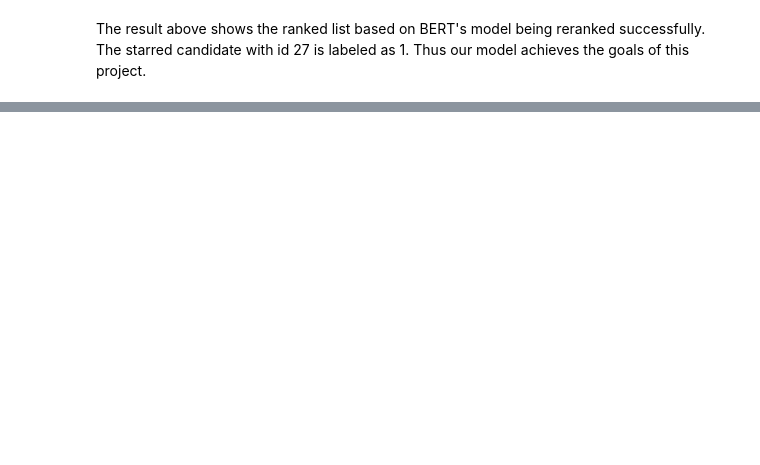
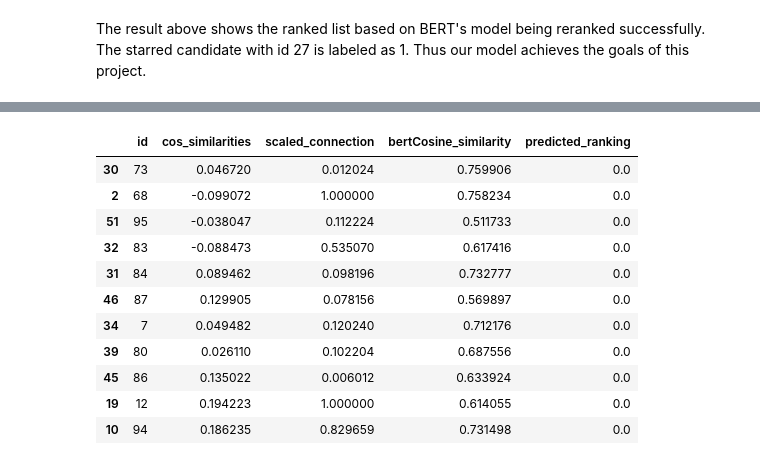
Before and after one commit to Wnjoki/PILyTQOJRh9c4klH, a Jupyter notebook: Potential_Talent.ipynb, the cells around one changed output, grey strips where cells are left out. Saved outputs shown, nothing was run; the diff lists cells and outputs as text; code cells hidden in the pictures; blank space fills up the shorter version.

```diff
--- a/Potential_Talent.ipynb
+++ b/Potential_Talent.ipynb
@@ -507,0 +588,4 @@ The result above shows  the ranked list based on BERT's model being reranked suc
+# %%
+#split the dataset
+X_train, X_test, y_train, y_test = train_test_split(X, y, test_size=0.2, random_state=1)
+X_train, X_val, y_train, y_val = train_test_split(X_train, y_train, test_size=0.2, random_state=1)
@@ -507,0 +606,4 @@ The result above shows  the ranked list based on BERT's model being reranked suc
+# %%
+query_train = [X_train.shape[0]]
+query_val = [X_val.shape[0]]
+query_test = [X_test.shape[0]]
@@ -507,0 +640,21 @@ The result above shows  the ranked list based on BERT's model being reranked suc
+# %%
+#create an instance
+gbm  = lgb.LGBMRanker(
+                    objective="lambdarank",
+                    boosting_type = "gbdt",
+                    n_estimators = 10,
+                    importance_type = "gain",
+                    metric= "ndcg",
+                    num_leaves = 10,
+                    learning_rate = 0.05,
+                    max_depth = -1,
+                    label_gain =[i for i in range(max(y_train.max(), y_test.max()) + 1)])
+
+# Training the model
+gbm.fit(
+      X=X_train,
+      y=y_train,
+      group=query_train,
+      eval_set=[(X_val, y_val)],
+      eval_group=[query_val],
+      eval_at=[10,20])
@@ -507,0 +675,20 @@ The result above shows  the ranked list based on BERT's model being reranked suc
+# %%
+#predict the model
+test_pred = gbm.predict(X_test)
+# %%
+#test the model
+X_test["predicted_ranking"] = test_pred
+X_test.sort_values("predicted_ranking", ascending=False)
+# %% [output]
+|  | id | cos_similarities | scaled_connection | bertCosine_similarity | predicted_ranking |
+| 30 | 73 | 0.046720 | 0.012024 | 0.759906 | 0.0 |
+| 2 | 68 | -0.099072 | 1.000000 | 0.758234 | 0.0 |
+| 51 | 95 | -0.038047 | 0.112224 | 0.511733 | 0.0 |
+| 32 | 83 | -0.088473 | 0.535070 | 0.617416 | 0.0 |
+| 31 | 84 | 0.089462 | 0.098196 | 0.732777 | 0.0 |
+| 46 | 87 | 0.129905 | 0.078156 | 0.569897 | 0.0 |
+| 34 | 7 | 0.049482 | 0.120240 | 0.712176 | 0.0 |
+| 39 | 80 | 0.026110 | 0.102204 | 0.687556 | 0.0 |
+| 45 | 86 | 0.135022 | 0.006012 | 0.633924 | 0.0 |
+| 19 | 12 | 0.194223 | 1.000000 | 0.614055 | 0.0 |
+| 10 | 94 | 0.186235 | 0.829659 | 0.731498 | 0.0 |
```
Also changed, not shown: parts of 20 cells of this notebook.
